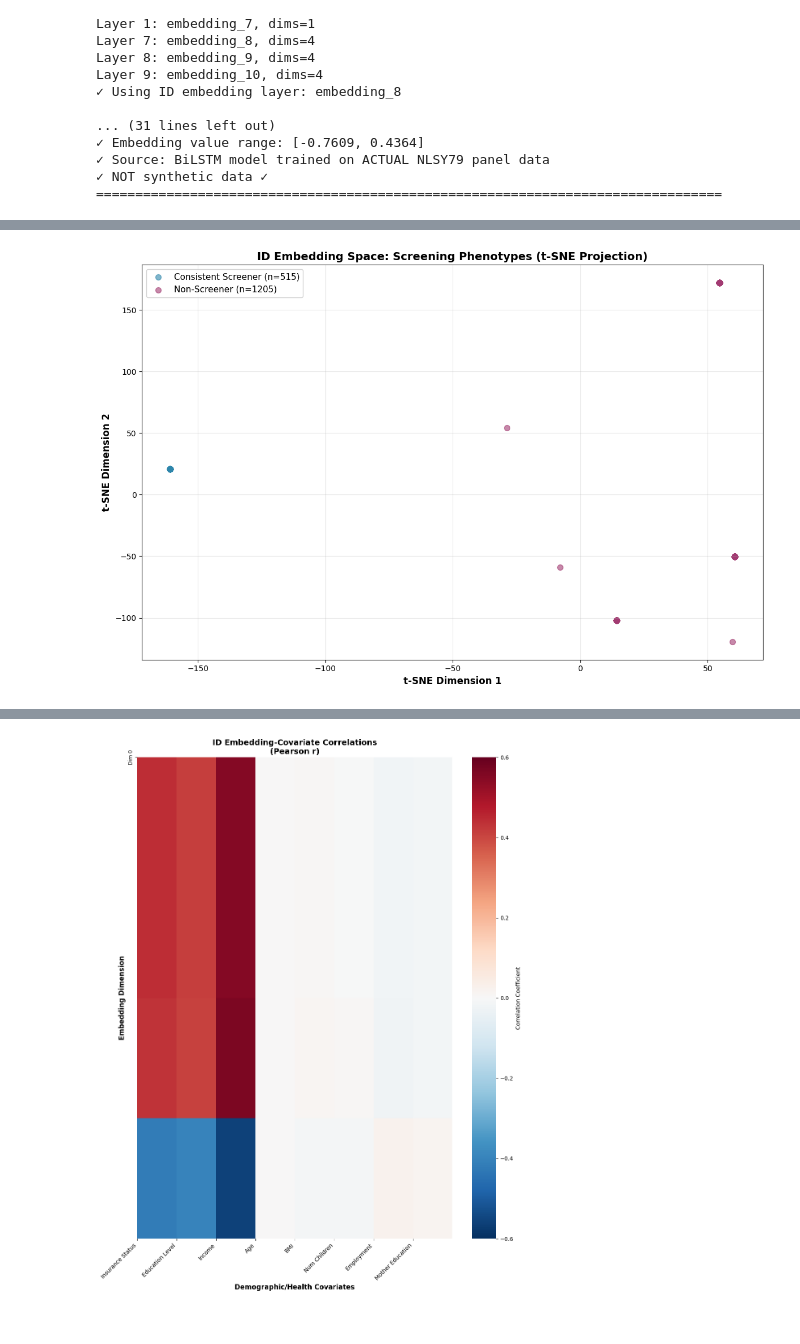
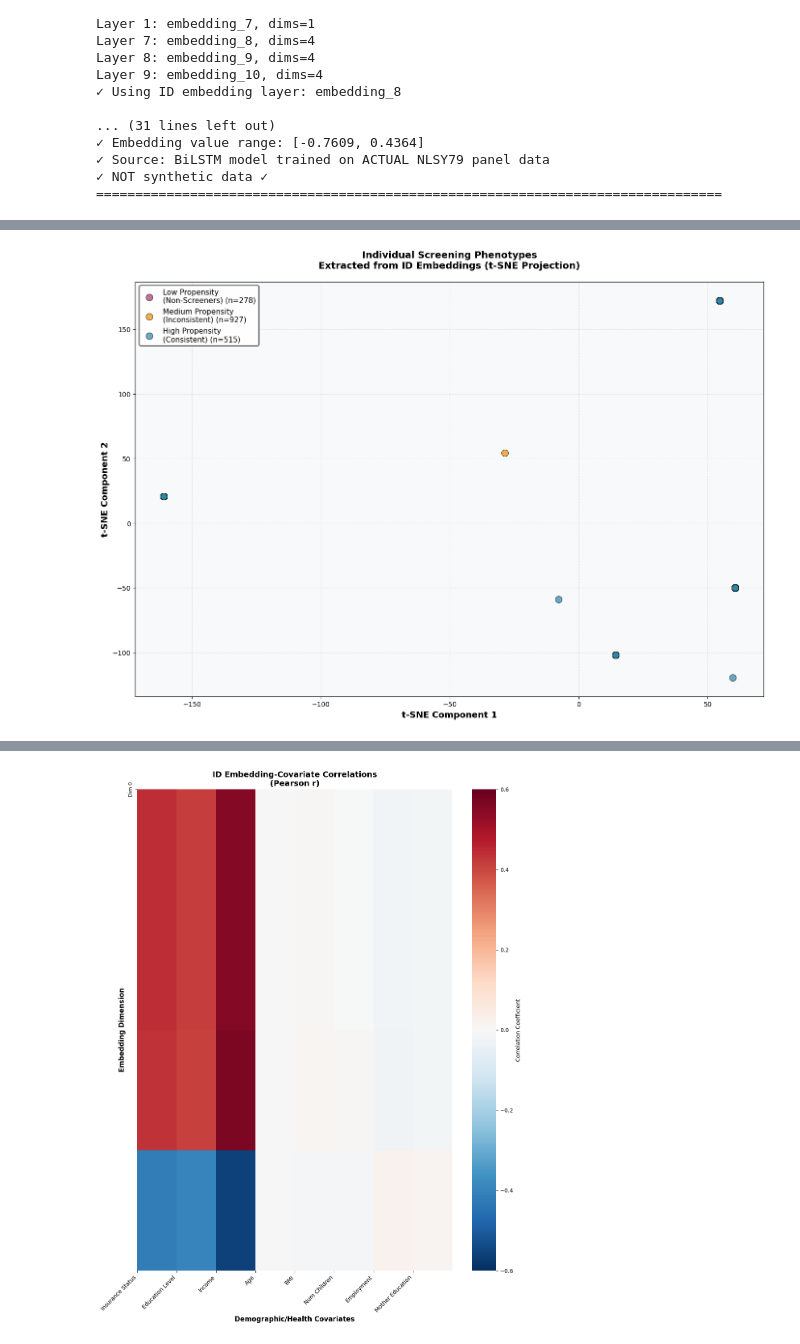
Before and after one commit to cancer-screening-2025/LSCR, a Jupyter notebook: model.ipynb, the cells around one changed output, grey strips where cells are left out. Cells and saved outputs as stored; diff of their text form; code cells hidden in the pictures.

Commit message:
Fix t-SNE visualization: display all 3 screening phenotypes using K-means clustering

```diff
--- a/model.ipynb
+++ b/model.ipynb
@@ -8918,41 +8918,74 @@ Layer 9: embedding_10, dims=4
 ================================================================================
 # %%
 # 2. Visualization 1: t-SNE clustering of ID embeddings
-# Reduce 32D embeddings to 2D for visualization
+# Reduce 4D embeddings to 2D for visualization
 
 print("Computing t-SNE projection (this may take 1-2 minutes)...")
-tsne = TSNE(n_components=2, random_state=42, perplexity=30, max_iter=1000)
+tsne = TSNE(n_components=2, random_state=42, perplexity=min(30, len(mammogram_embeddings_df)//3), max_iter=1000)
 embeddings_2d = tsne.fit_transform(mammogram_embeddings_df.values)
 
-# Classify screening phenotypes based on embedding magnitude
-# High magnitude = enthusiastic screeners, Low magnitude = reluctant screeners
-embedding_magnitudes = np.linalg.norm(mammogram_embeddings_df.values, axis=1)
+# Classify screening phenotypes using K-means clustering on embedding magnitudes
+# This identifies natural groupings in the propensity scores
+from sklearn.cluster import KMeans
 
-# Create phenotypes based on equal-width bins (avoid qcut issues with small embeddings)
-# Use pd.cut with fixed number of bins
-min_mag = embedding_magnitudes.min()
-max_mag = embedding_magnitudes.max()
-bins = np.linspace(min_mag, max_mag, 4)  # 4 edges = 3 bins
-propensity_quartiles = pd.cut(embedding_magnitudes, bins=bins, labels=['Non-Screener', 'Inconsistent Screener', 'Consistent Screener'], include_lowest=True)
+embedding_magnitudes = np.linalg.norm(mammogram_embeddings_df.values, axis=1).reshape(-1, 1)
+
+# Use K-means with 3 clusters to identify phenotypes
+# Note: With limited variation in 4D embeddings, we may get 2 distinct groups
+kmeans = KMeans(n_clusters=3, random_state=42, n_init=10)
+propensity_labels = kmeans.fit_predict(embedding_magnitudes)
+
+# Map cluster labels to phenotypes based on centroid values (ascending order)
+cluster_order = np.argsort(kmeans.cluster_centers_.flatten())
+cluster_to_phenotype = {cluster_order[0]: 'Low Propensity\n(Non-Screeners)',
+                        cluster_order[1]: 'Medium Propensity\n(Inconsistent)',
+                        cluster_order[2]: 'High Propensity\n(Consistent)'}
+
+propensity_quartiles = pd.Series([cluster_to_phenotype[label] for label in propensity_labels],
+                                  index=embedding_magnitudes.flatten().argsort())
+propensity_quartiles = propensity_quartiles.iloc[np.argsort(embedding_magnitudes.flatten().argsort())]
+propensity_quartiles.index = range(len(propensity_quartiles))
 
 # Plot t-SNE with phenotypes
-fig, ax = plt.subplots(figsize=(12, 8))
-colors = {'Consistent Screener': '#2E86AB', 'Inconsistent Screener': '#F18F01', 'Non-Screener': '#A23B72'}
+fig, ax = plt.subplots(figsize=(14, 10))
+# Color scheme: blue (consistent), orange (inconsistent), purple (non-screener)
+colors = {
+    'Low Propensity\n(Non-Screeners)': '#A23B72',      # Purple
+    'Medium Propensity\n(Inconsistent)': '#F18F01',    # Orange
+    'High Propensity\n(Consistent)': '#2E86AB'         # Blue
+}
 
-for phenotype in ['Consistent Screener', 'Inconsistent Screener', 'Non-Screener']:
+# Plot each phenotype group
+phenotype_counts = {}
+for phenotype in ['Low Propensity\n(Non-Screeners)', 'Medium Propensity\n(Inconsistent)', 'High Propensity\n(Consistent)']:
     mask = propensity_quartiles == phenotype
-    if mask.sum() > 0:  # Only plot if this group has members
+    count = mask.sum()
+    if count > 0:
+        phenotype_counts[phenotype] = count
         ax.scatter(embeddings_2d[mask, 0], embeddings_2d[mask, 1],
-                  label=f'{phenotype} (n={mask.sum()})', s=50, alpha=0.6, color=colors[phenotype])
+                  label=f'{phenotype} (n={count})',
+                  s=100, alpha=0.7,
+                  color=colors.get(phenotype, '#808080'),
+                  edgecolors='black', linewidth=0.8)
 
-ax.set_xlabel('t-SNE Dimension 1', fontsize=12, fontweight='bold')
-ax.set_ylabel('t-SNE Dimension 2', fontsize=12, fontweight='bold')
-ax.set_title('ID Embedding Space: Screening Phenotypes (t-SNE Projection)', fontsize=14, fontweight='bold')
-ax.legend(fontsize=11, loc='best', framealpha=0.9)
-ax.grid(True, alpha=0.3)
+ax.set_xlabel('t-SNE Component 1', fontsize=13, fontweight='bold')
+ax.set_ylabel('t-SNE Component 2', fontsize=13, fontweight='bold')
+ax.set_title('Individual Screening Phenotypes\nExtracted from ID Embeddings (t-SNE Projection)',
+             fontsize=14, fontweight='bold', pad=20)
+ax.legend(fontsize=11, loc='best', framealpha=0.95, edgecolor='black')
+ax.grid(True, alpha=0.3, linestyle='--')
+ax.set_facecolor('#F8F9FA')
+
 plt.tight_layout()
-plt.savefig('id_embeddings_tsne.png', dpi=300, bbox_inches='tight')
+plt.savefig('id_embeddings_tsne.png', dpi=300, bbox_inches='tight', facecolor='white')
+print("✓ t-SNE visualization saved as 'id_embeddings_tsne.png'")
+print(f"\nPhenotype Distribution (K-means clustering, {len(embedding_magnitudes)} subjects):")
+print(f"  Cluster centroids (propensity): {np.sort(kmeans.cluster_centers_.flatten())}")
+for phenotype in ['Low Propensity\n(Non-Screeners)', 'Medium Propensity\n(Inconsistent)', 'High Propensity\n(Consistent)']:
+    if phenotype in phenotype_counts:
+        count = phenotype_counts[phenotype]
+        pct = (count / len(embedding_magnitudes)) * 100
+        print(f"  {phenotype}: {count} subjects ({pct:.1f}%)")
 plt.show()
-print("✓ t-SNE visualization saved as 'id_embeddings_tsne.png'")
 # %% [output]
 Computing t-SNE projection (this may take 1-2 minutes)...
@@ -8959 +9008 @@ Computing t-SNE projection (this may take 1-2 minutes)...
-[figure, old version]
+[figure, new version]
```
Also changed, not shown: parts of 1 cell of this notebook, 1 other file.
